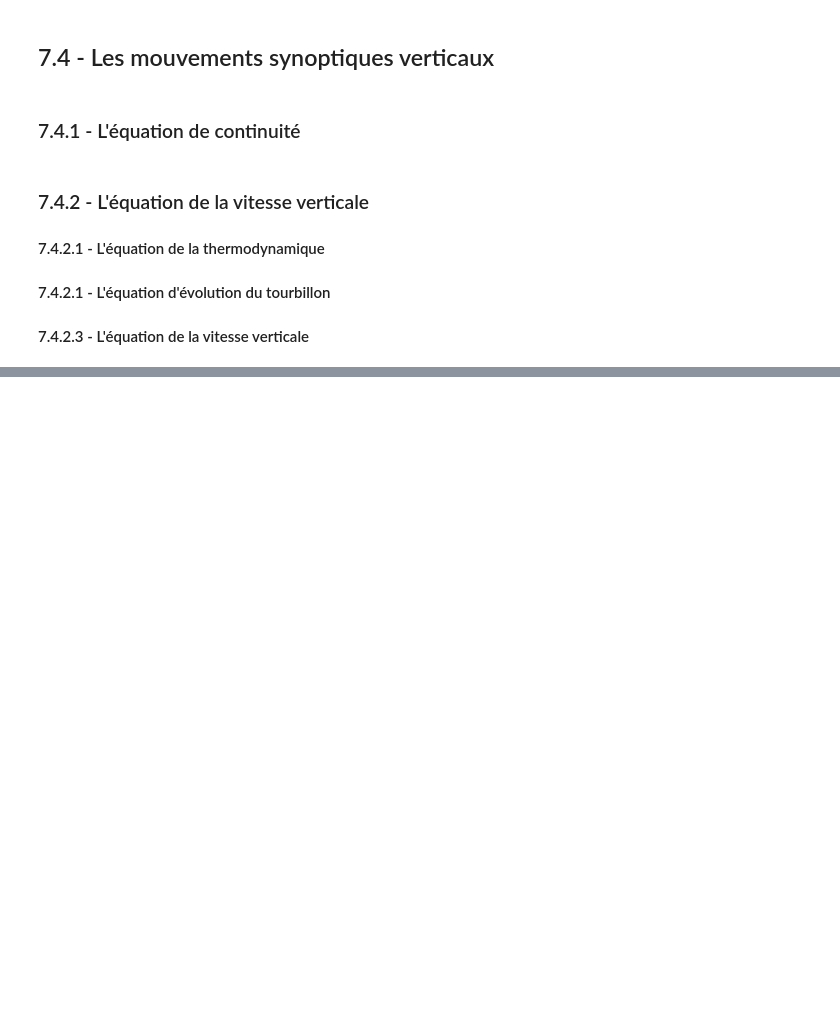
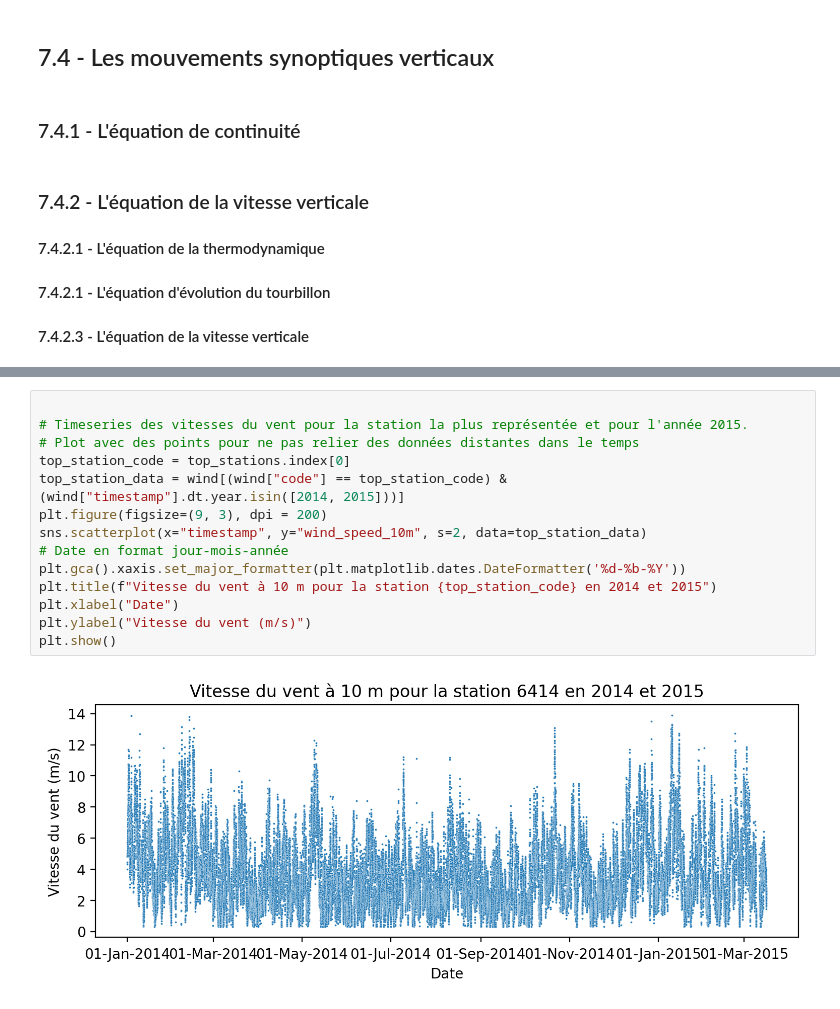
Before and after one commit to fmassonn/teaching, a Jupyter notebook: LPHY1365/Chap07.ipynb, the cells around one changed output, grey strips where cells are left out. Saved outputs shown, nothing was run; the diff lists cells and outputs as text; blank space fills up the shorter version.

```diff
--- a/LPHY1365/Chap07.ipynb
+++ b/LPHY1365/Chap07.ipynb
@@ -84,0 +253,16 @@ détaillée : application aux précipitations orographiques. *Thèse de doctorat
+# %%
+
+# Timeseries des vitesses du vent pour la station la plus représentée et pour l'année 2015.
+# Plot avec des points pour ne pas relier des données distantes dans le temps
+top_station_code = top_stations.index[0]
+top_station_data = wind[(wind["code"] == top_station_code) & (wind["timestamp"].dt.year.isin([2014, 2015]))]
+plt.figure(figsize=(9, 3), dpi = 200)
+sns.scatterplot(x="timestamp", y="wind_speed_10m", s=2, data=top_station_data)
+# Date en format jour-mois-année
+plt.gca().xaxis.set_major_formatter(plt.matplotlib.dates.DateFormatter('%d-%b-%Y'))
+plt.title(f"Vitesse du vent à 10 m pour la station {top_station_code} en 2014 et 2015")
+plt.xlabel("Date")
+plt.ylabel("Vitesse du vent (m/s)")
+plt.show()
+# %% [output]
+[figure, added]
```
Also changed, not shown: parts of 14 cells of this notebook.
